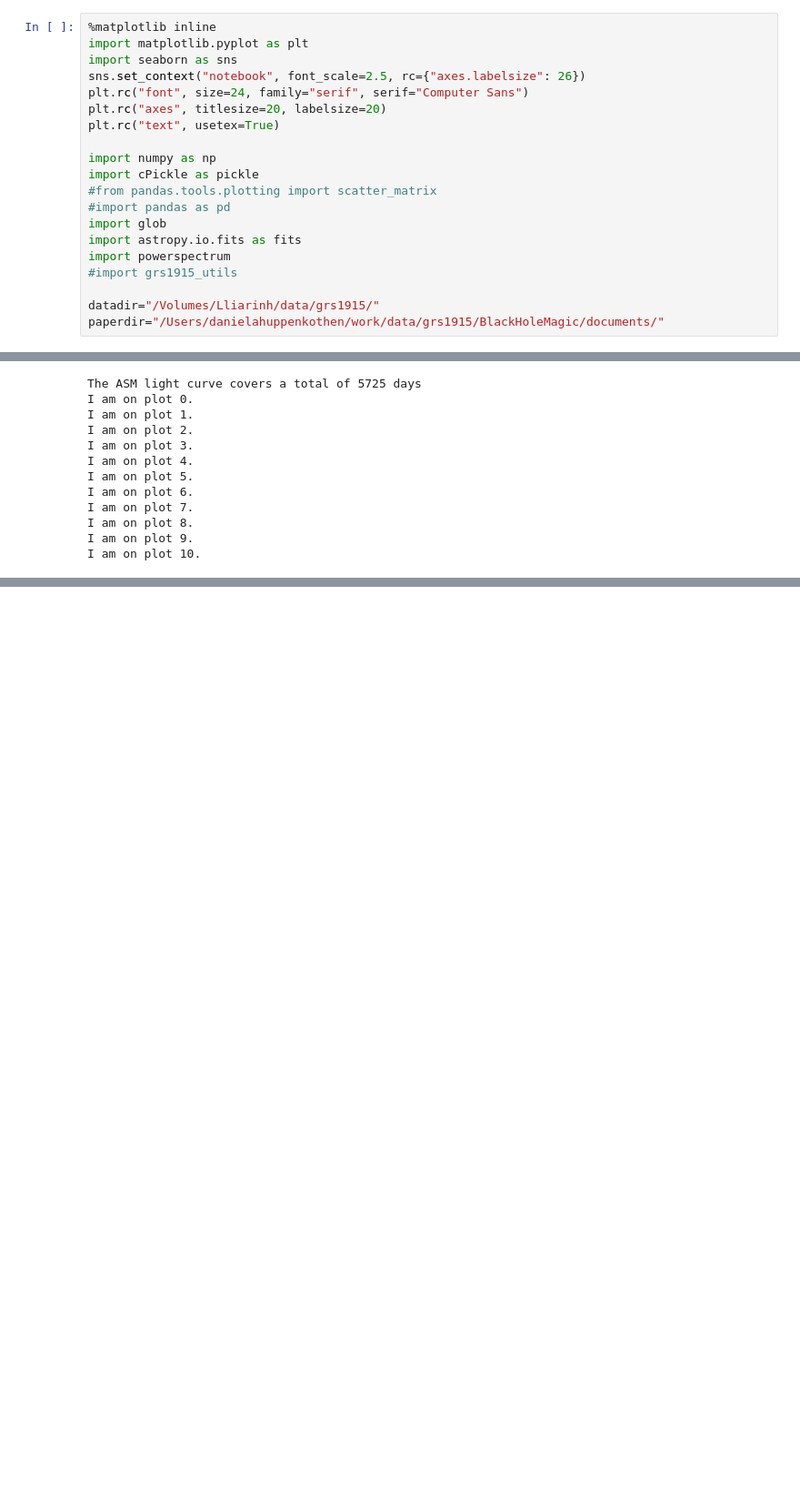
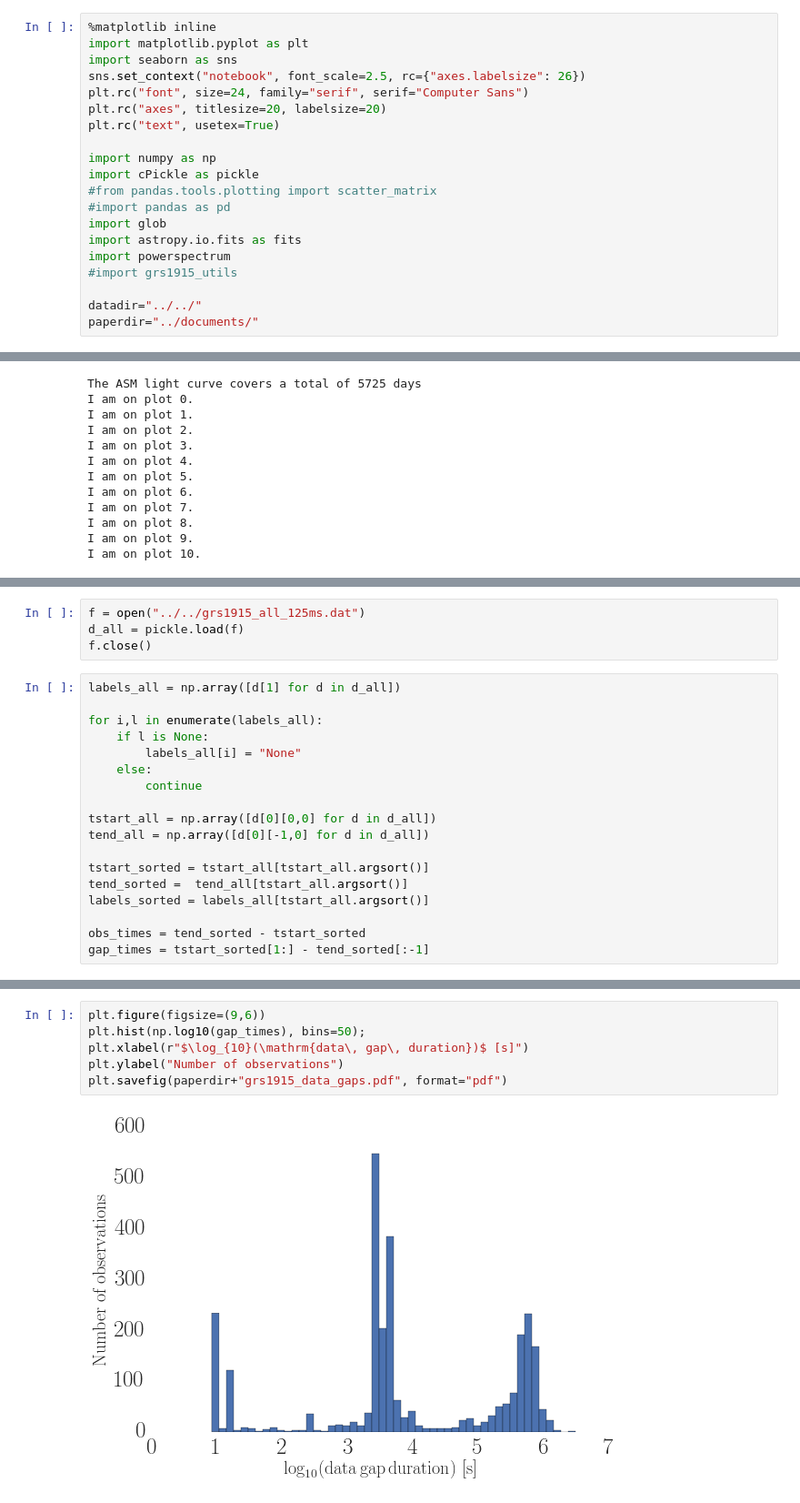
Before and after one commit to dhuppenkothen/BlackHoleMagic, a Jupyter notebook: code/GRS1915_PaperPlots.ipynb, the cells around one changed output, grey strips where cells are left out. Shown at 91% size. Drawn from its saved outputs; the diff is of its cells as text; blank space fills up the shorter version.

Commit message:
Added another couple of plots for the future paper

```diff
--- a/code/GRS1915_PaperPlots.ipynb
+++ b/code/GRS1915_PaperPlots.ipynb
@@ -24,8 +24,8 @@ import astropy.io.fits as fits
 import powerspectrum
 #import grs1915_utils
 
-datadir="/Volumes/Lliarinh/data/grs1915/"
-paperdir="/Users/danielahuppenkothen/work/data/grs1915/BlackHoleMagic/documents/"
+datadir="../../"
+paperdir="../documents/"
 # %% [markdown]
 First, we're going to find all combined light curve files I made during the data preparation step and extract
 the observation ID from those.
@@ -157,0 +166,22 @@ I am on plot 10.
+# %%
+f = open("../../grs1915_all_125ms.dat")
+d_all = pickle.load(f)
+f.close()
+# %%
+labels_all = np.array([d[1] for d in d_all])
+
+for i,l in enumerate(labels_all):
+    if l is None:
+        labels_all[i] = "None"
+    else:
+        continue
+
+tstart_all = np.array([d[0][0,0] for d in d_all])
+tend_all = np.array([d[0][-1,0] for d in d_all])
+
+tstart_sorted = tstart_all[tstart_all.argsort()]
+tend_sorted =  tend_all[tstart_all.argsort()]
+labels_sorted = labels_all[tstart_all.argsort()]
+
+obs_times = tend_sorted - tstart_sorted
+gap_times = tstart_sorted[1:] - tend_sorted[:-1]
@@ -157,0 +190,8 @@ I am on plot 10.
+# %%
+plt.figure(figsize=(9,6))
+plt.hist(np.log10(gap_times), bins=50);
+plt.xlabel(r"$\log_{10}(\mathrm{data\, gap\, duration})$ [s]")
+plt.ylabel("Number of observations")
+plt.savefig(paperdir+"grs1915_data_gaps.pdf", format="pdf")
+# %% [output]
+[figure, added]
```
Also changed, not shown: parts of 10 cells of this notebook.
